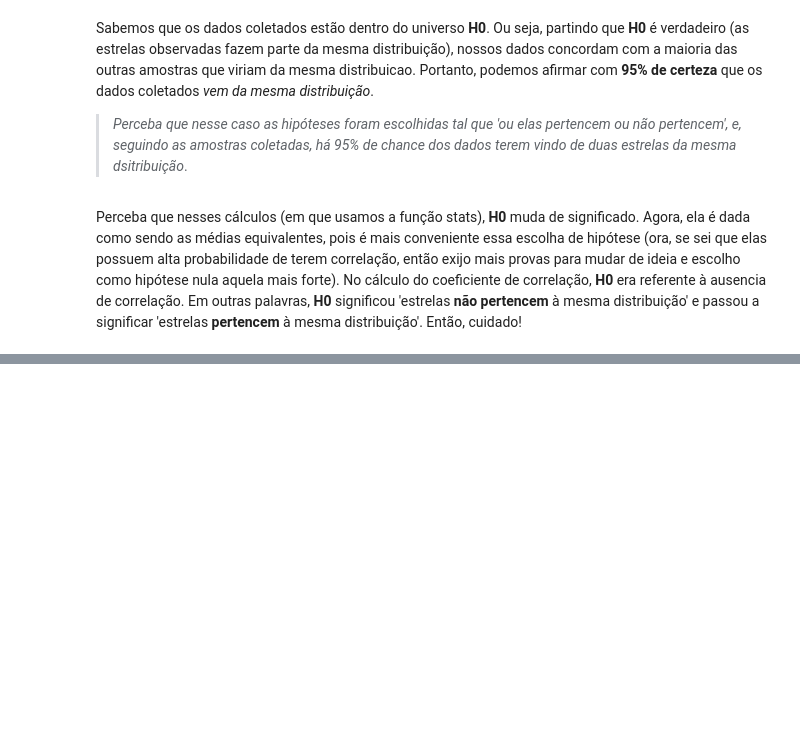
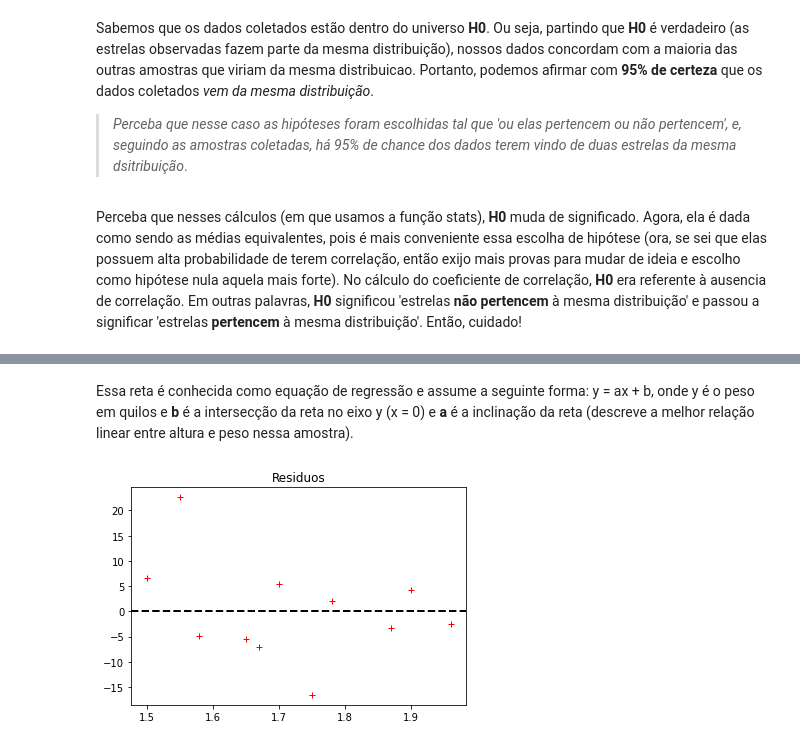
Before and after one commit to Hipparcus/Meus_projetos, a Jupyter notebook: Estudo/Síntese Estatística.ipynb, the cells around one changed output, grey strips where cells are left out. Saved outputs shown, nothing was run; the diff lists cells and outputs as text; code cells hidden in the pictures; blank space fills up the shorter version.

```diff
--- a/Estudo/Síntese Estatística.ipynb
+++ b/Estudo/Síntese Estatística.ipynb
@@ -1126,0 +1231,9 @@ Perceba que nesses cálculos (em que usamos a função stats), **H0** muda de si
+# %% [markdown]
+Essa reta é conhecida como equação de regressão e assume a seguinte forma: y = ax + b, onde y é o peso em quilos e **b** é a intersecção da reta no eixo y (x = 0) e **a** é a inclinação da reta (descreve a melhor relação linear entre altura e peso nessa amostra).
+# %%
+plt.title('Residuos')
+plt.plot(x, y - y_modelo , 'r+')
+plt.axhline(0, color='k', ls='--', lw=2)
+plt.show()
+# %% [output]
+[figure, added]
```
Also changed, not shown: parts of 51 cells of this notebook, 3 other files.
